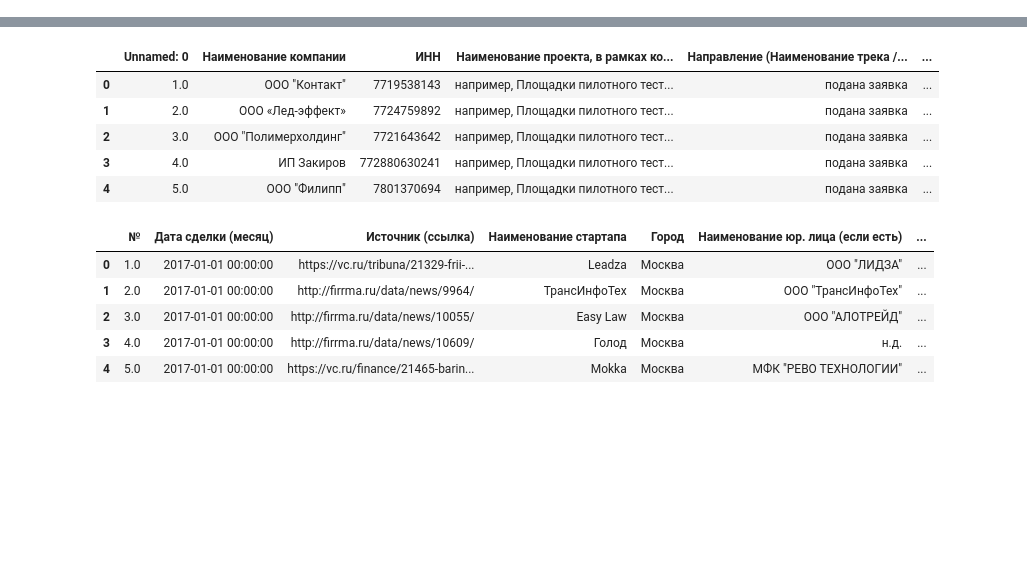
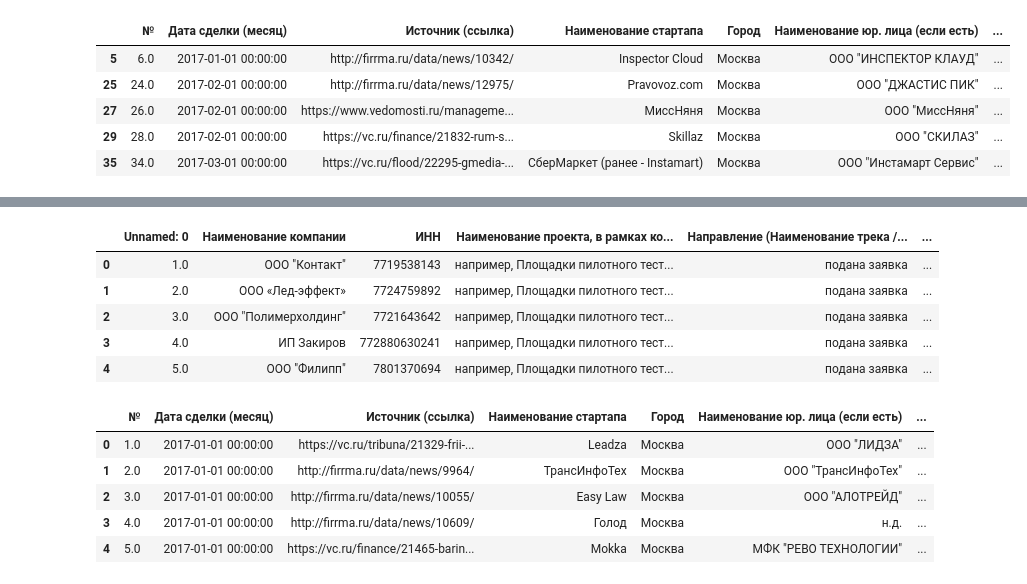
Before and after one commit to NmadeleiDev/innoagency-startup-recommendation, a Jupyter notebook: ml/Untitled.ipynb, the cells around one changed output, grey strips where cells are left out. Saved outputs shown, nothing was run; the diff lists cells and outputs as text; code cells hidden in the pictures; blank space fills up the shorter version.

```diff
--- a/ml/Untitled.ipynb
+++ b/ml/Untitled.ipynb
@@ -40 +40,10 @@ Index(['ID', 'Название объекта', 'Тип объекта инно
+# %%
+U.dropna(subset=['Экспертная оценка (указан предположительный объем сделки)']).head()
+# %% [output]
+|  | № | Дата сделки (месяц) | Источник (ссылка) | Наименование стартапа | Город | Наименование юр. лица (если есть) | ... |
+| 5 | 6.0 | 2017-01-01 00:00:00 | http://firrma.ru/data/news/10342/ | Inspector Cloud | Москва | ООО "ИНСПЕКТОР КЛАУД" | ... |
+| 25 | 24.0 | 2017-02-01 00:00:00 | http://firrma.ru/data/news/12975/ | Pravovoz.com | Москва | ООО "ДЖАСТИС ПИК" | ... |
+| 27 | 26.0 | 2017-02-01 00:00:00 | https://www.vedomosti.ru/manageme... | МиссНяня | Москва | ООО "МиссНяня" | ... |
+| 29 | 28.0 | 2017-02-01 00:00:00 | https://vc.ru/finance/21832-rum-s... | Skillaz | Москва | ООО "СКИЛАЗ" | ... |
+| 35 | 34.0 | 2017-03-01 00:00:00 | https://vc.ru/flood/22295-gmedia-... | СберМаркет (ранее - Instamart) | Москва | ООО "Инстамарт Сервис" | ... |
 # %%
```
Also changed, not shown: parts of 11 cells of this notebook, 8 other files.
